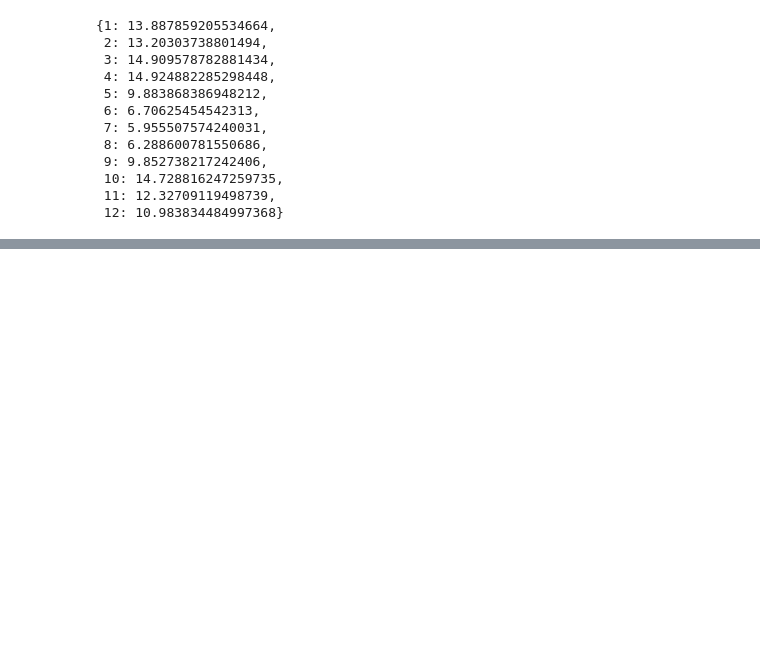
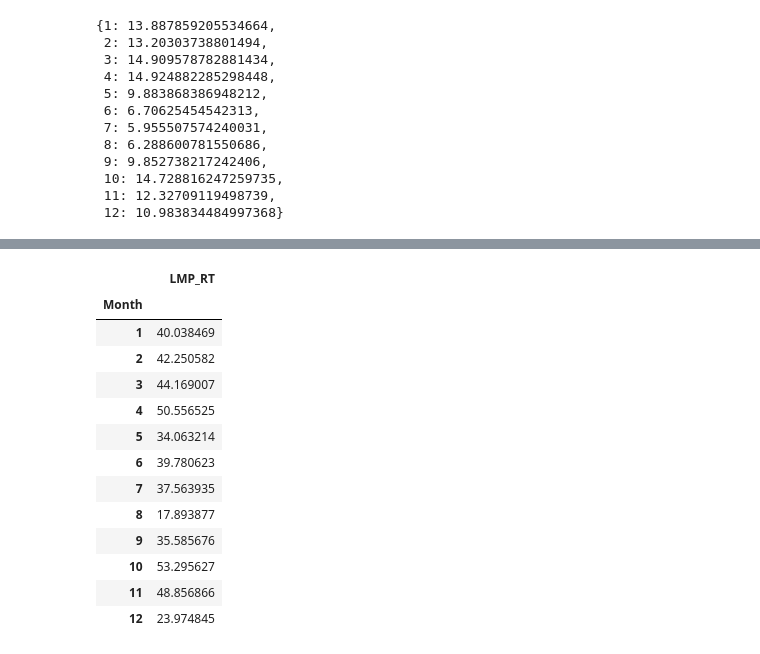
Before and after one commit to felipeascouto/energy, a Jupyter notebook: research_p2.ipynb, the cells around one changed output, grey strips where cells are left out. Cells and saved outputs as stored; diff of their text form; code cells hidden in the pictures; blank space fills up the shorter version.

```diff
--- a/research_p2.ipynb
+++ b/research_p2.ipynb
@@ -3320,0 +3338,17 @@ means_dict(d)
+# %%
+DART2018_3.groupby('Month')[['LMP_RT']].std()
+# %% [output]
+|  | LMP_RT |
+| Month |  |
+| 1 | 40.038469 |
+| 2 | 42.250582 |
+| 3 | 44.169007 |
+| 4 | 50.556525 |
+| 5 | 34.063214 |
+| 6 | 39.780623 |
+| 7 | 37.563935 |
+| 8 | 17.893877 |
+| 9 | 35.585676 |
+| 10 | 53.295627 |
+| 11 | 48.856866 |
+| 12 | 23.974845 |
```
Also changed, not shown: parts of 4 cells of this notebook.
